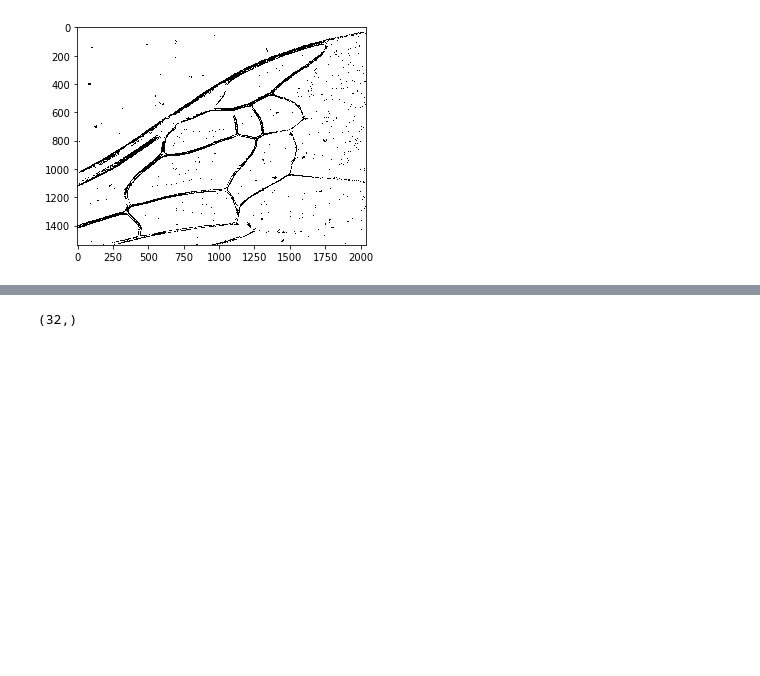
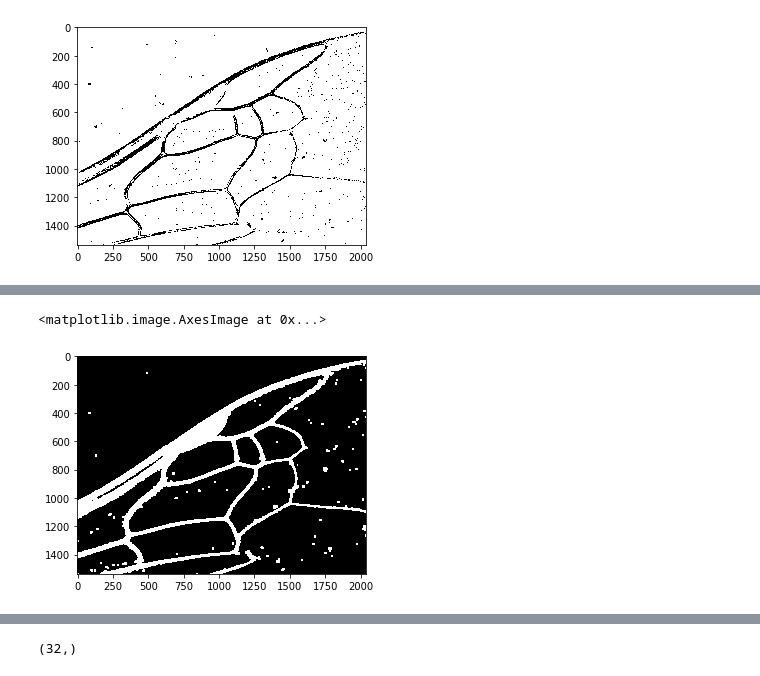
Before and after one commit to DaniGodin/BeeDetect, a Jupyter notebook: src/Hugo_tests.ipynb, the cells around one changed output, grey strips where cells are left out. Cells and saved outputs as stored; diff of their text form; code cells hidden in the pictures; blank space fills up the shorter version.

```diff
--- a/src/Hugo_tests.ipynb
+++ b/src/Hugo_tests.ipynb
@@ -19,0 +36,6 @@ plt.imshow(bin_img, cmap = 'gray')
+# %%
+bg = cv2.dilate(opening,kernel,iterations=3)
+plt.imshow(bg, cmap='gray')
+# %% [output]
+<matplotlib.image.AxesImage at 0x...>
+[figure, added]
```
Also changed, not shown: parts of 6 cells of this notebook.
